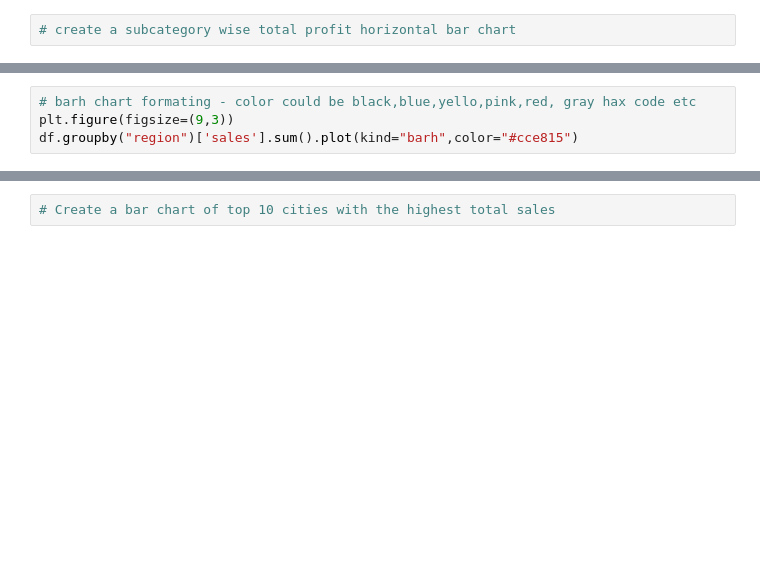
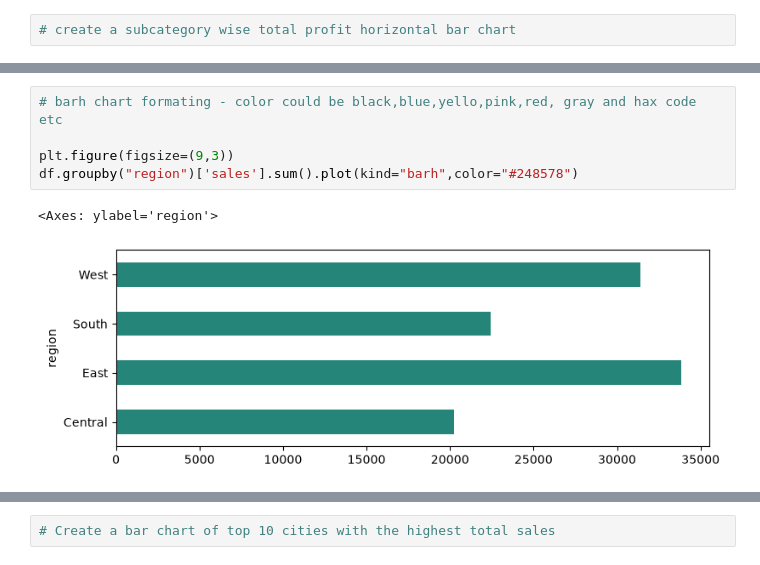
Before and after one commit to deveshpatwa/Free_Datasets, a Jupyter notebook: Python Class Files/part 11 Matplotlib.ipynb, the cells around one changed output, grey strips where cells are left out. Saved outputs shown, nothing was run; the diff lists cells and outputs as text; blank space fills up the shorter version.

```diff
--- a/Python Class Files/part 11 Matplotlib.ipynb
+++ b/Python Class Files/part 11 Matplotlib.ipynb
@@ -30,7 +39,11 @@ df.groupby("region")['sales'].sum().plot(kind="barh")
 # %%
-# barh chart formating - color could be black,blue,yello,pink,red, gray hax code etc
+# barh chart formating - color could be black,blue,yello,pink,red, gray and hax code etc
+
 plt.figure(figsize=(9,3))
-df.groupby("region")['sales'].sum().plot(kind="barh",color="#cce815")
+df.groupby("region")['sales'].sum().plot(kind="barh",color="#248578")
+# %% [output]
+<Axes: ylabel='region'>
+[figure, added]
 # %%
 # barh chart formating - titles and labels
 
```
Also changed, not shown: parts of 20 cells of this notebook, 35 other files.
